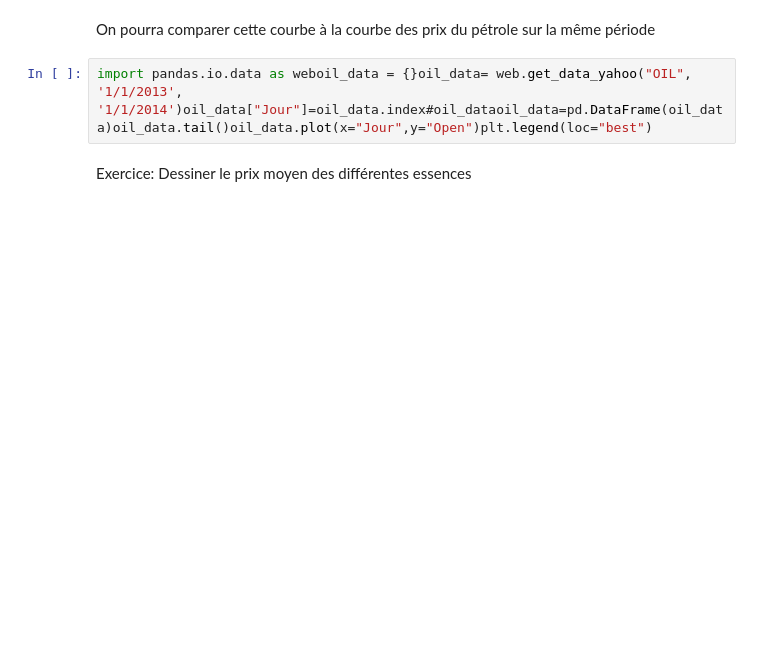
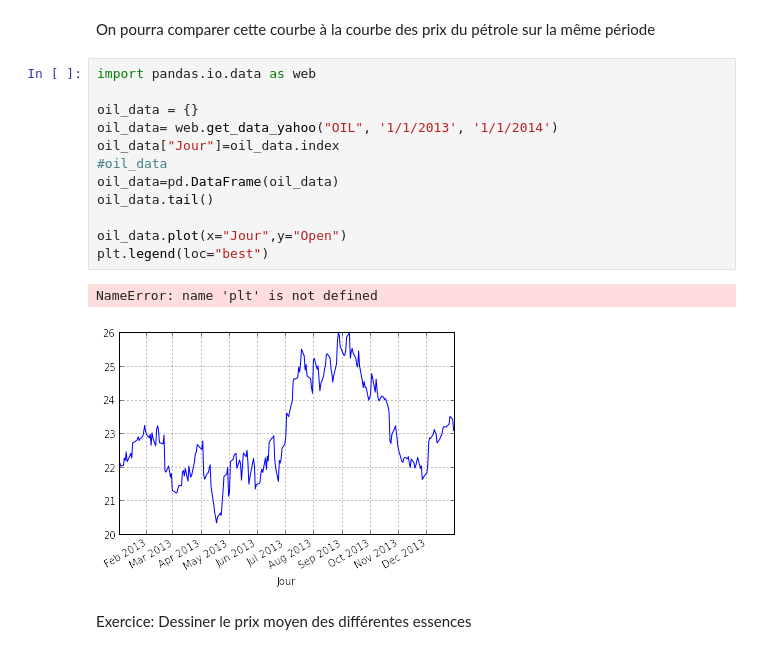
Before and after one commit to cedias/AS, a Jupyter notebook: tp1/AS-2014-TP1.ipynb, the cells around one changed output. Cells and saved outputs as stored; diff of their text form; blank space fills up the shorter version.

```diff
--- a/tp1/AS-2014-TP1.ipynb
+++ b/tp1/AS-2014-TP1.ipynb
@@ -161,6 +419,19 @@ data_per_day=data.groupby(["Jour"]).mean().reset_index()data_per_day.plot(x="Jou
 # %% [markdown]
 On pourra comparer cette courbe à la courbe des prix du pétrole sur la même période
 # %%
-import pandas.io.data as weboil_data = {}oil_data= web.get_data_yahoo("OIL", '1/1/2013', '1/1/2014')oil_data["Jour"]=oil_data.index#oil_dataoil_data=pd.DataFrame(oil_data)oil_data.tail()oil_data.plot(x="Jour",y="Open")plt.legend(loc="best")
+import pandas.io.data as web
+
+oil_data = {}
+oil_data= web.get_data_yahoo("OIL", '1/1/2013', '1/1/2014')
+oil_data["Jour"]=oil_data.index
+#oil_data
+oil_data=pd.DataFrame(oil_data)
+oil_data.tail()
+
+oil_data.plot(x="Jour",y="Open")
+plt.legend(loc="best")
+# %% [output]
+NameError: name 'plt' is not defined
+[figure, added]
 # %% [markdown]
 Exercice: Dessiner le prix moyen des différentes essences
```
Also changed, not shown: parts of 60 cells of this notebook, 1 other file.
